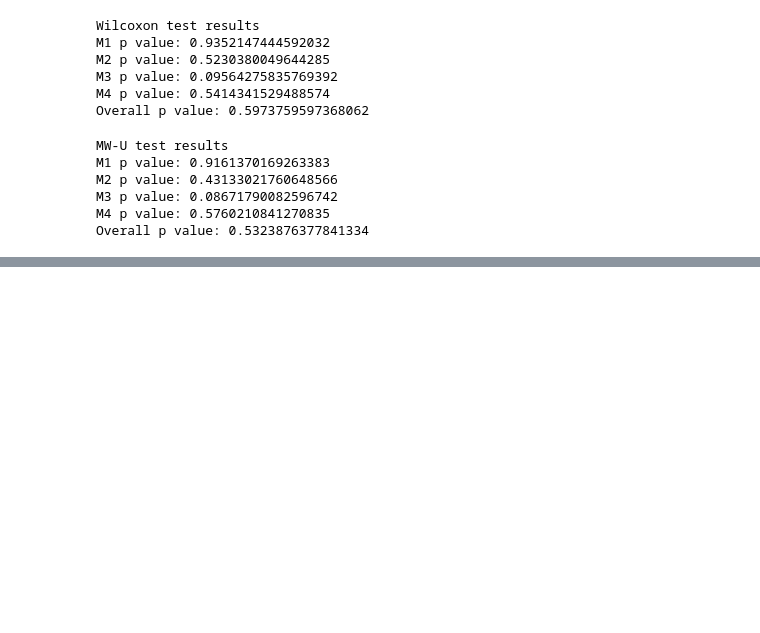
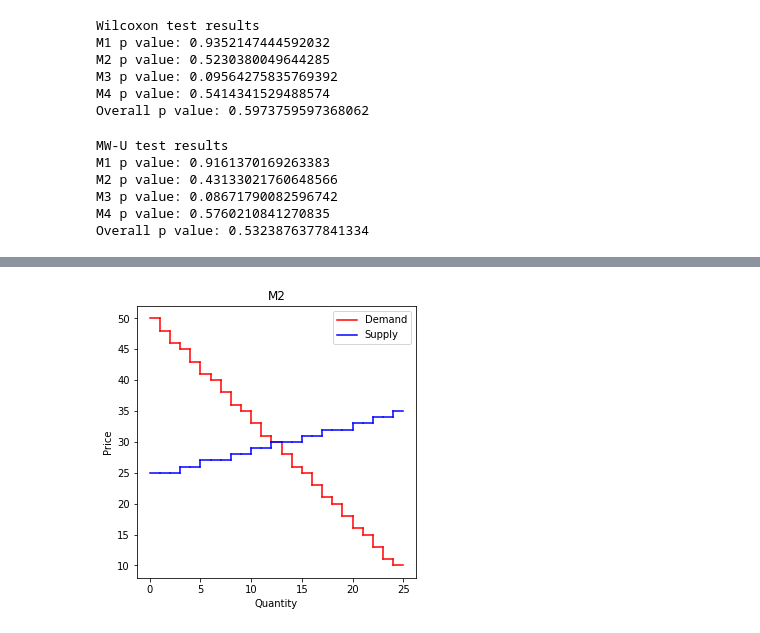
Before and after one commit to janderson3435/CA3-Experiment-Design-and-Hypothesis-Testing, a Jupyter notebook: CA3-Notebook-JA.ipynb, the cells around one changed output, grey strips where cells are left out. Drawn from its saved outputs; the diff is of its cells as text; code cells hidden in the pictures; blank space fills up the shorter version.

```diff
--- a/CA3-Notebook-JA.ipynb
+++ b/CA3-Notebook-JA.ipynb
@@ -413,0 +429,5 @@ Overall p value: 0.5323876377841334
+# %%
+# M2
+sup_dem(25, [[25,35]], 25, [[10,50]], 'fixed', "M2")
+# %% [output]
+[figure, added]
```
Also changed, not shown: parts of 5 cells of this notebook, 1 other file.
